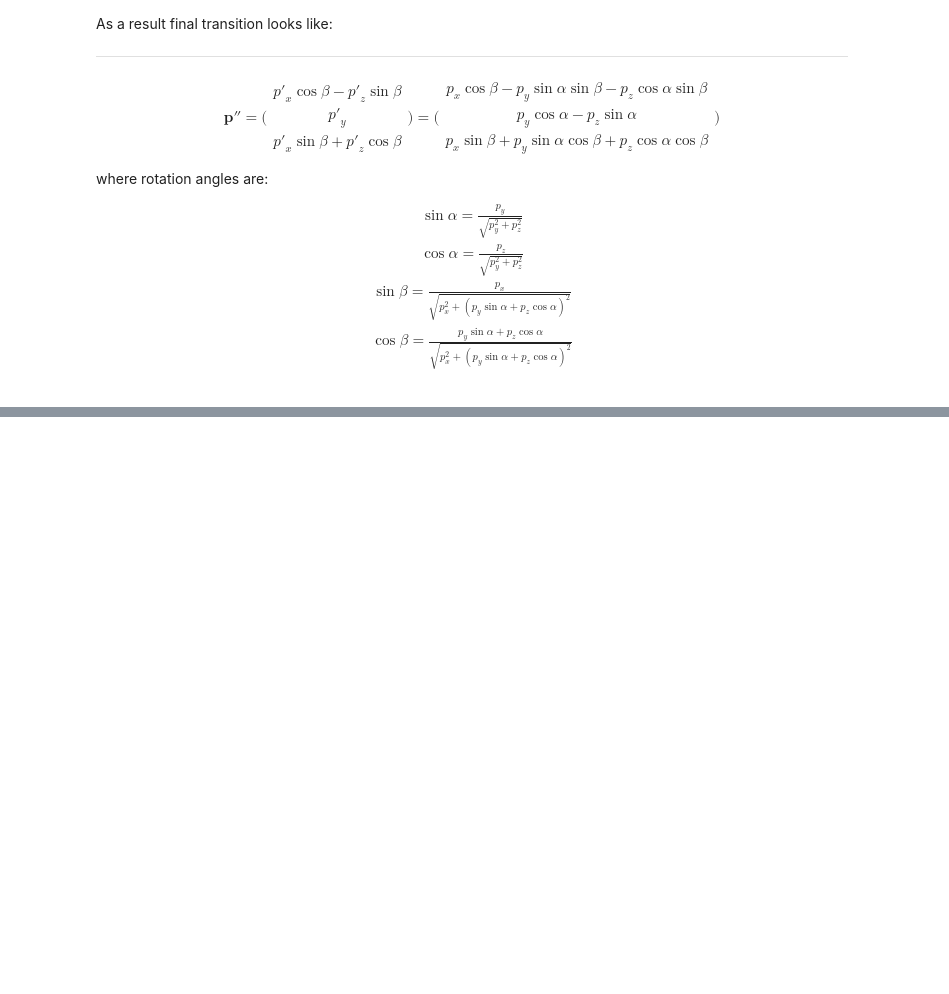
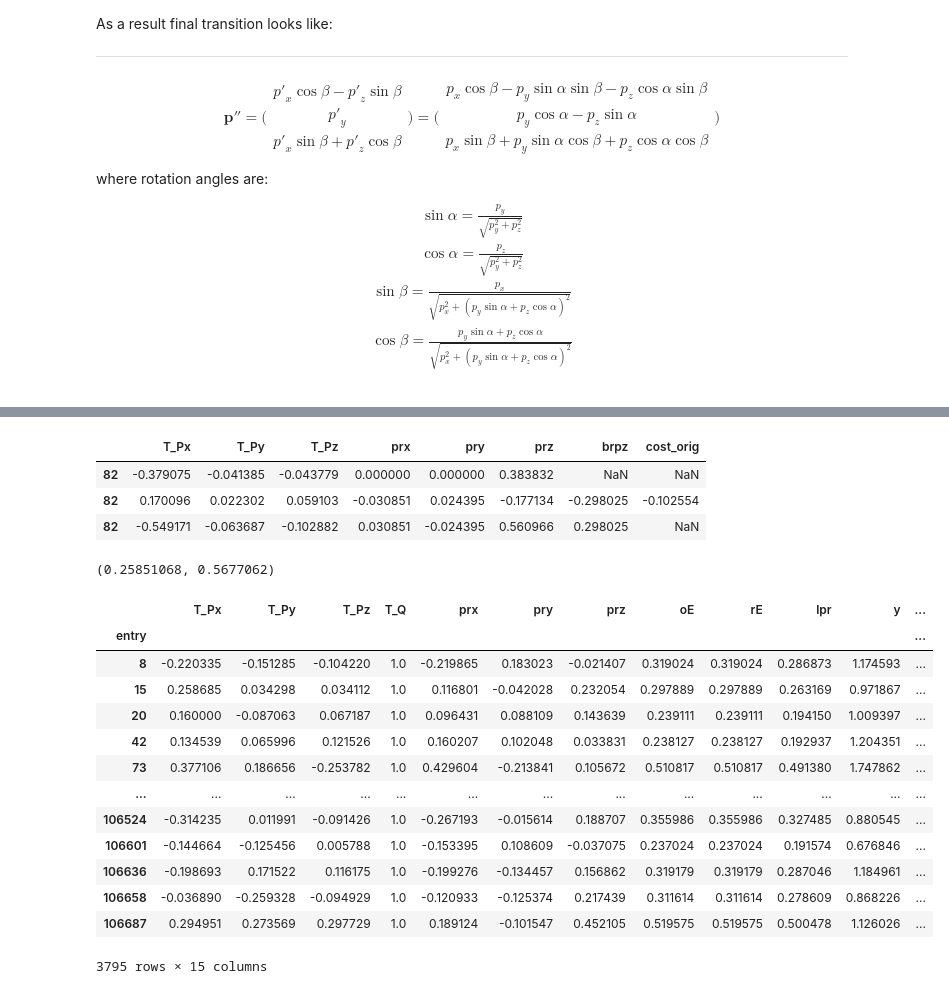
Before and after one commit to bdrum/cern-physics, a Jupyter notebook: notebooks/4TracksAnalysis.ipynb, the cells around one changed output, grey strips where cells are left out. Cells and saved outputs as stored; diff of their text form; code cells hidden in the pictures; blank space fills up the shorter version.

```diff
--- a/notebooks/4TracksAnalysis.ipynb
+++ b/notebooks/4TracksAnalysis.ipynb
@@ -792,0 +908,13 @@ tracks
+# %%
+%matplotlib widget
+
+lp_b_r_pi_plus = np.sqrt(tracks_pi_plus.prx**2 + tracks_pi_plus.pry**2 + tracks_pi_plus.brpz**2)
+
+tracks_pi_plus['cos_theta'] = (tracks_pi_plus.prx*tracks_rho.T_Px + tracks_pi_plus.pry*tracks_rho.T_Py + tracks_pi_plus.brpz*tracks_rho.T_Pz) / (lp_b_r_pi_plus*tracks_rho.l)
+
+_ = plt.hist(cos_theta,bins=100,range=(-1,1),histtype='step', linewidth=2, color='red', label=r"$\cos{{\theta}}$")
+
+tracks_pi_plus['cost_orig'] = tracks_pi_plus.T_Px*tracks_rho.T_Px + tracks_pi_plus.T_Py*tracks_rho.T_Py + tracks_pi_plus.T_Pz*tracks_rho.T_Pz / (tracks_pi_plus.lpr * tracks_rho.l)
+
+_ = plt.hist(cost_orig,bins=100,range=(-1,1),histtype='step', linewidth=2, color='black', label=r"$\cos{{\theta'}}$")
+_ = plt.legend()
@@ -792,0 +959,29 @@ tracks
+# %%
+n = 82
+pd.DataFrame([tracks_rho.loc[n],tracks_pi_plus.loc[n],tracks_pi_minus.loc[n]])[['T_Px','T_Py','T_Pz', 'prx', 'pry', 'prz','brpz','cost_orig']]
+# %% [output]
+|  | T_Px | T_Py | T_Pz | prx | pry | prz | brpz | cost_orig |
+| 82 | -0.379075 | -0.041385 | -0.043779 | 0.000000 | 0.000000 | 0.383832 | NaN | NaN |
+| 82 | 0.170096 | 0.022302 | 0.059103 | -0.030851 | 0.024395 | -0.177134 | -0.298025 | -0.102554 |
+| 82 | -0.549171 | -0.063687 | -0.102882 | 0.030851 | -0.024395 | 0.560966 | 0.298025 | NaN |
+# %%
+cost_orig.loc[8], cos_theta_minus_orig.loc[8] #, cos_theta.loc[8]
+# %% [output]
+(0.25851068, 0.5677062)
+# %%
+tracks_pi_plus
+# %% [output]
+|  | T_Px | T_Py | T_Pz | T_Q | prx | pry | prz | oE | rE | lpr | y | ... |
+| entry |  |  |  |  |  |  |  |  |  |  |  | ... |
+| 8 | -0.220335 | -0.151285 | -0.104220 | 1.0 | -0.219865 | 0.183023 | -0.021407 | 0.319024 | 0.319024 | 0.286873 | 1.174593 | ... |
+| 15 | 0.258685 | 0.034298 | 0.034112 | 1.0 | 0.116801 | -0.042028 | 0.232054 | 0.297889 | 0.297889 | 0.263169 | 0.971867 | ... |
+| 20 | 0.160000 | -0.087063 | 0.067187 | 1.0 | 0.096431 | 0.088109 | 0.143639 | 0.239111 | 0.239111 | 0.194150 | 1.009397 | ... |
+| 42 | 0.134539 | 0.065996 | 0.121526 | 1.0 | 0.160207 | 0.102048 | 0.033831 | 0.238127 | 0.238127 | 0.192937 | 1.204351 | ... |
+| 73 | 0.377106 | 0.186656 | -0.253782 | 1.0 | 0.429604 | -0.213841 | 0.105672 | 0.510817 | 0.510817 | 0.491380 | 1.747862 | ... |
+| ... | ... | ... | ... | ... | ... | ... | ... | ... | ... | ... | ... | ... |
+| 106524 | -0.314235 | 0.011991 | -0.091426 | 1.0 | -0.267193 | -0.015614 | 0.188707 | 0.355986 | 0.355986 | 0.327485 | 0.880545 | ... |
+| 106601 | -0.144664 | -0.125456 | 0.005788 | 1.0 | -0.153395 | 0.108609 | -0.037075 | 0.237024 | 0.237024 | 0.191574 | 0.676846 | ... |
+| 106636 | -0.198693 | 0.171522 | 0.116175 | 1.0 | -0.199276 | -0.134457 | 0.156862 | 0.319179 | 0.319179 | 0.287046 | 1.184961 | ... |
+| 106658 | -0.036890 | -0.259328 | -0.094929 | 1.0 | -0.120933 | -0.125374 | 0.217439 | 0.311614 | 0.311614 | 0.278609 | 0.868226 | ... |
+| 106687 | 0.294951 | 0.273569 | 0.297729 | 1.0 | 0.189124 | -0.101547 | 0.452105 | 0.519575 | 0.519575 | 0.500478 | 1.126026 | ... |
+3795 rows × 15 columns
```
Also changed, not shown: parts of 11 cells of this notebook.
